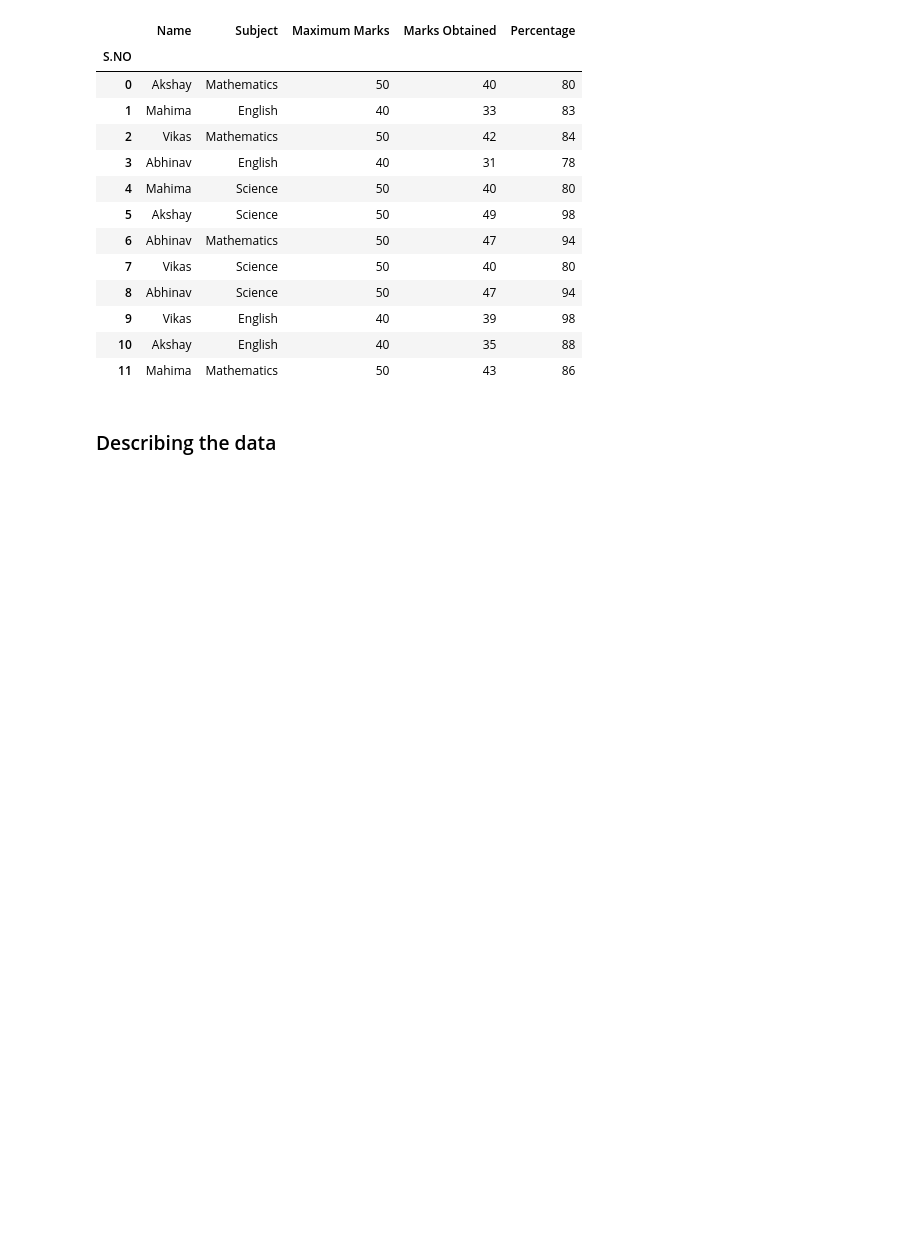
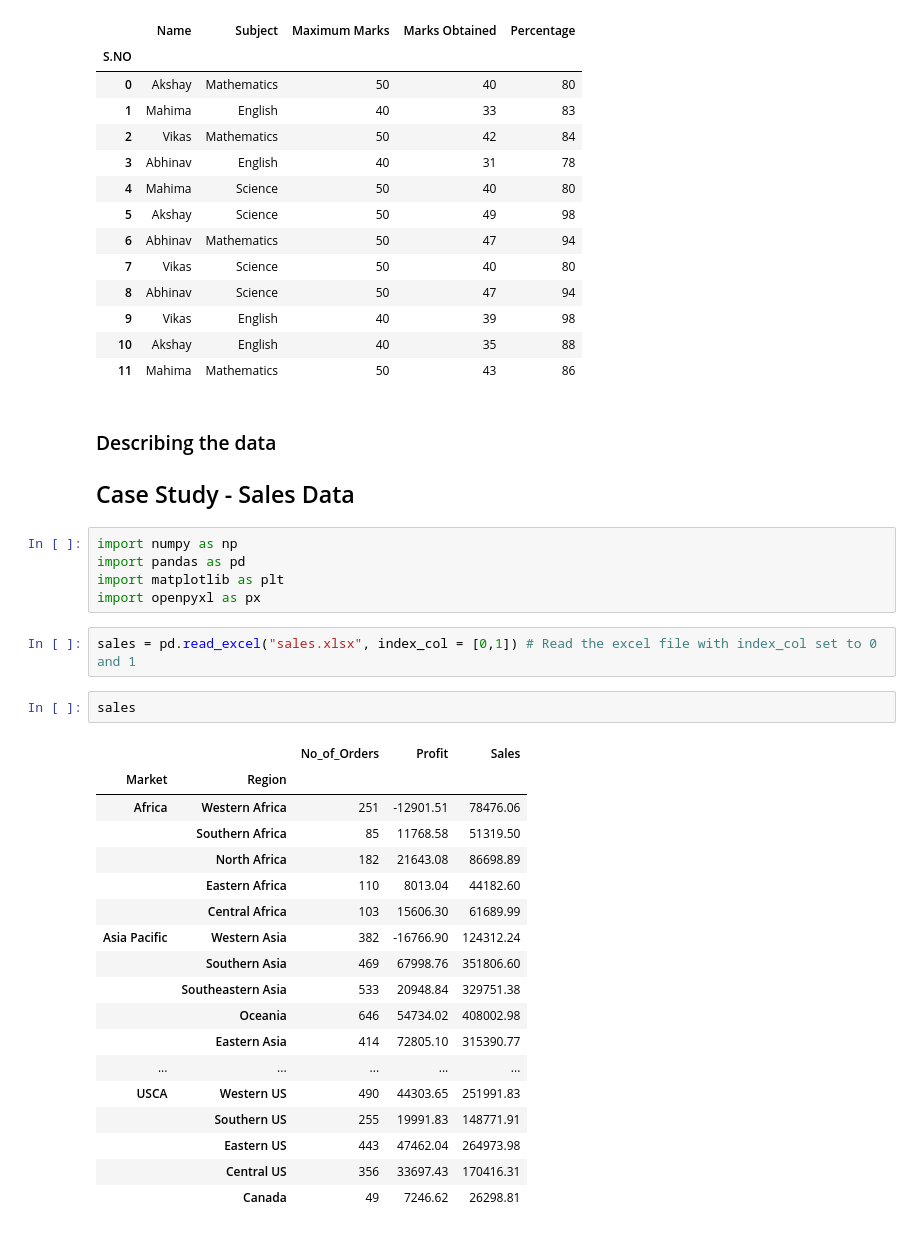
Before and after one commit to AsifVirani5/Project_Pandas_Codes, a Jupyter notebook: Pandas_Interview_Questions.ipynb, the cells around one changed output. Drawn from its saved outputs; the diff is of its cells as text; blank space fills up the shorter version.

Commit message:
Pandas codes

```diff
--- a/Pandas_Interview_Questions.ipynb
+++ b/Pandas_Interview_Questions.ipynb
@@ -310,3 +310,32 @@ df
 | 11 | Mahima | Mathematics | 50 | 43 | 86 |
 # %% [markdown]
 ### Describing the data
+## Case Study - Sales Data
+# %%
+import numpy as np
+import pandas as pd
+import matplotlib as plt
+import openpyxl as px
+# %%
+sales = pd.read_excel("sales.xlsx", index_col = [0,1]) # Read the excel file with index_col set to 0 and 1
+# %%
+sales
+# %% [output]
+|  |  | No_of_Orders | Profit | Sales |
+| Market | Region |  |  |  |
+| Africa | Western Africa | 251 | -12901.51 | 78476.06 |
+|  | Southern Africa | 85 | 11768.58 | 51319.50 |
+|  | North Africa | 182 | 21643.08 | 86698.89 |
+|  | Eastern Africa | 110 | 8013.04 | 44182.60 |
+|  | Central Africa | 103 | 15606.30 | 61689.99 |
+| Asia Pacific | Western Asia | 382 | -16766.90 | 124312.24 |
+|  | Southern Asia | 469 | 67998.76 | 351806.60 |
+|  | Southeastern Asia | 533 | 20948.84 | 329751.38 |
+|  | Oceania | 646 | 54734.02 | 408002.98 |
+|  | Eastern Asia | 414 | 72805.10 | 315390.77 |
+| ... | ... | ... | ... | ... |
+| USCA | Western US | 490 | 44303.65 | 251991.83 |
+|  | Southern US | 255 | 19991.83 | 148771.91 |
+|  | Eastern US | 443 | 47462.04 | 264973.98 |
+|  | Central US | 356 | 33697.43 | 170416.31 |
+|  | Canada | 49 | 7246.62 | 26298.81 |
```
Also changed, not shown: parts of 27 cells of this notebook.
